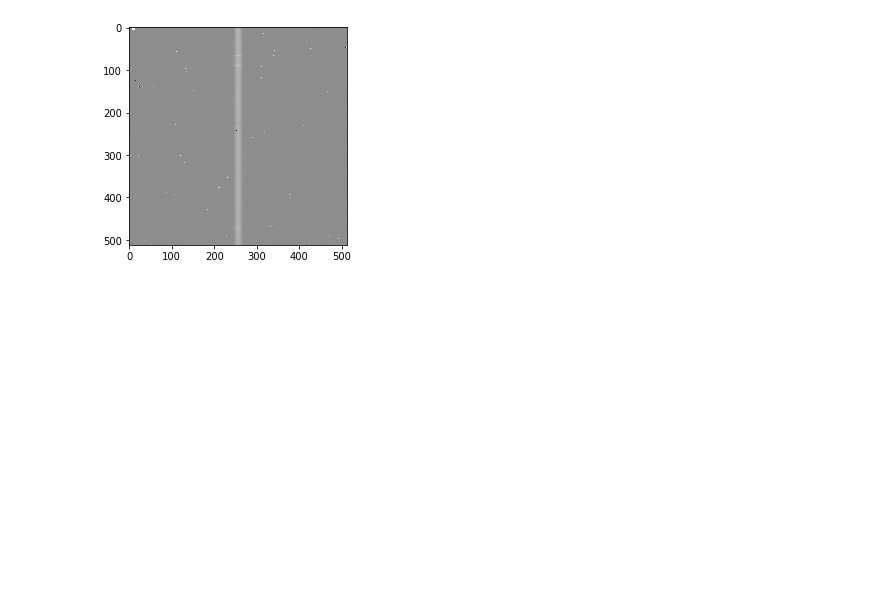
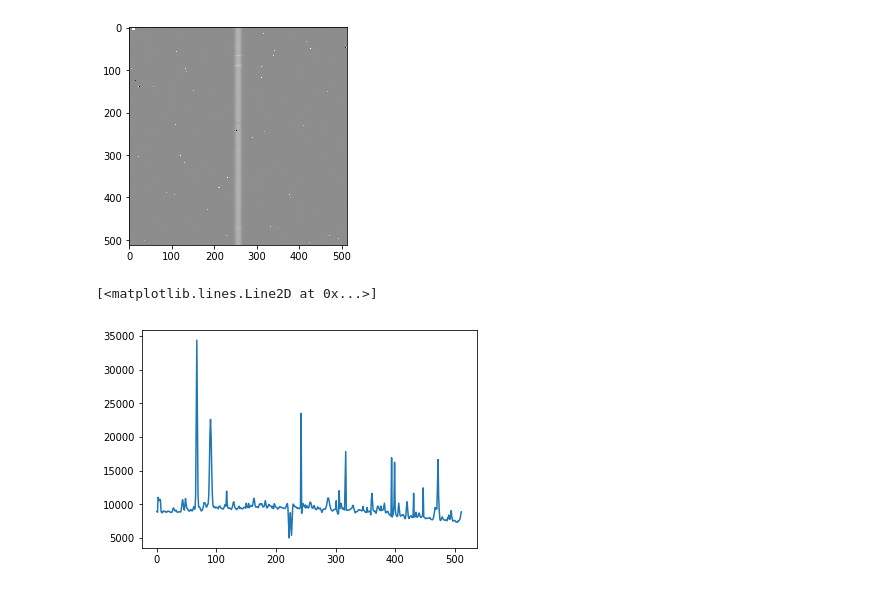
Before and after one commit to exosports/JOSE, a Jupyter notebook: jose_examples.ipynb, the cells around one changed output. Saved outputs shown, nothing was run; the diff lists cells and outputs as text; code cells hidden in the pictures; blank space fills up the shorter version.

```diff
--- a/jose_examples.ipynb
+++ b/jose_examples.ipynb
@@ -38,4 +38,9 @@ leftBound = 240
 rightBound = 270
 varim = np.abs(frame1.data) / Q + rn**2
 # %%
-optimal_spectrum = jose.optimal_extraction(dataim, varim, rn, Q, (leftBound, rightBound))
+optimal_spectrum = jose.optimal_extraction(frame1.data, varim, rn, Q, (leftBound, rightBound))
+# %%
+plt.plot(optimal_spectrum)
+# %% [output]
+[<matplotlib.lines.Line2D at 0x...>]
+[figure, added]
```
